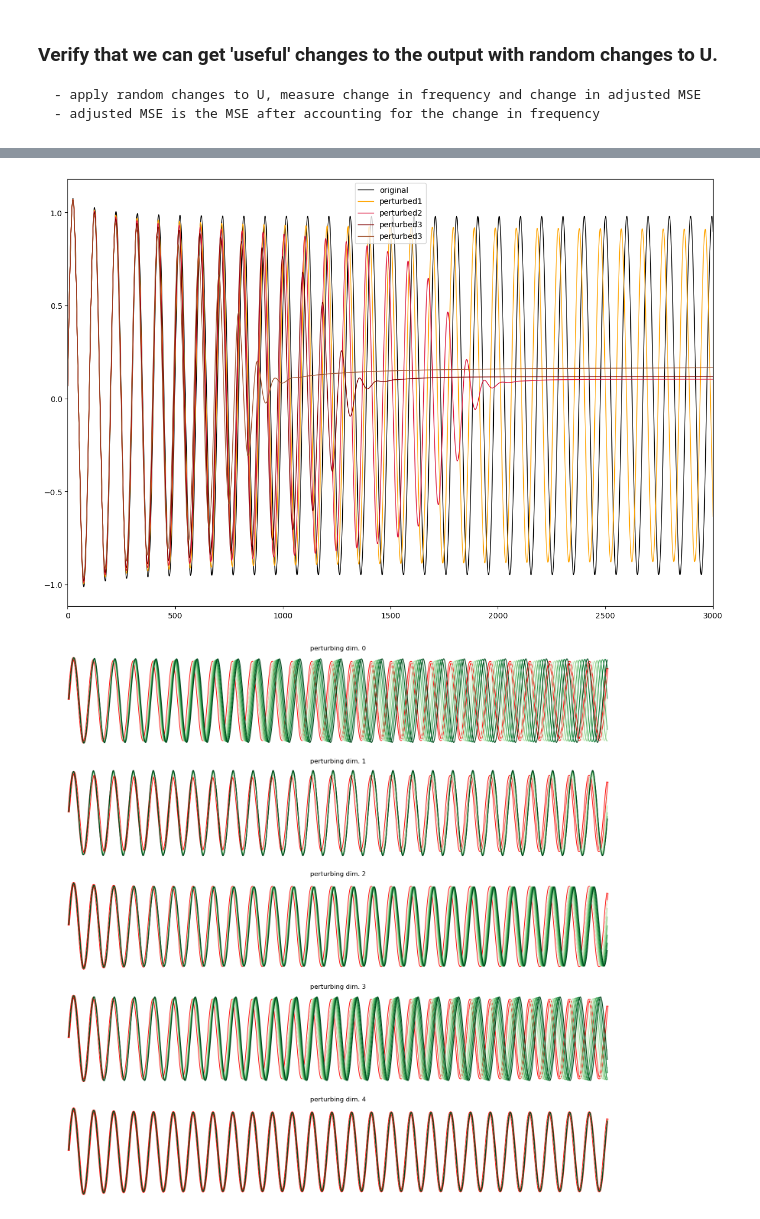
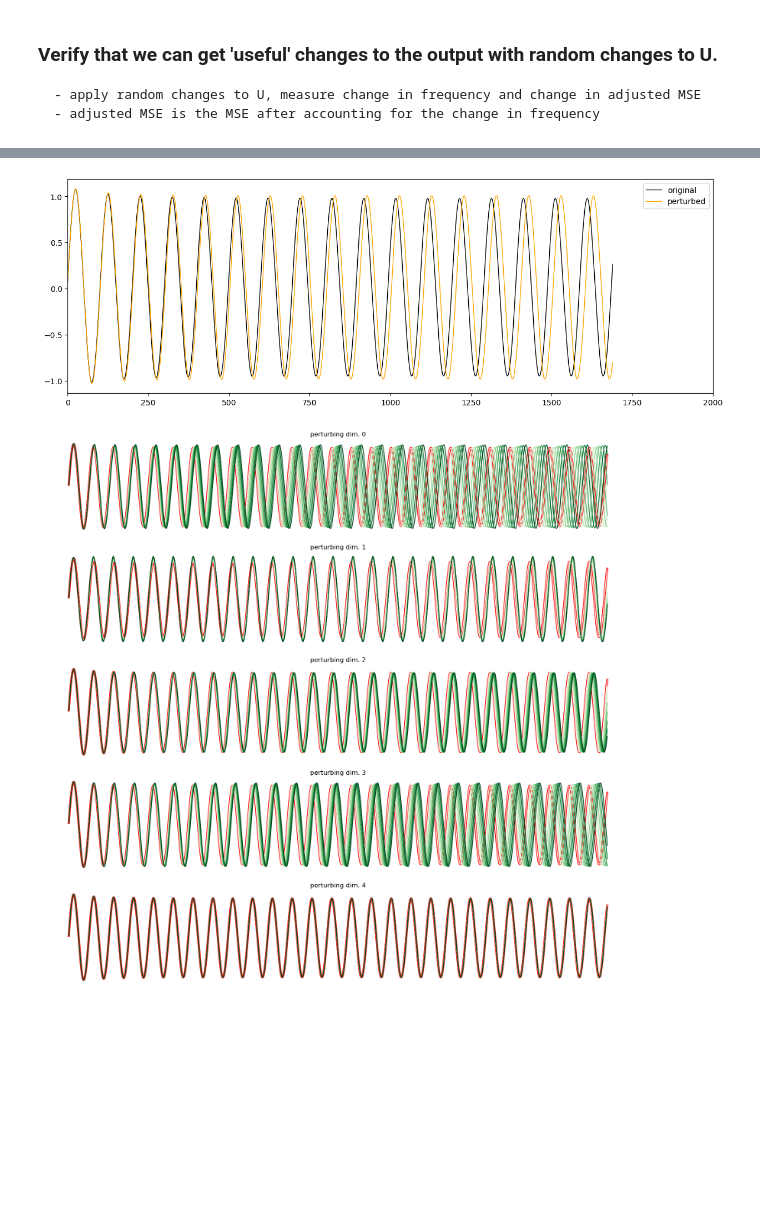
Before and after one commit to andrewZimnik/basal_ganglia, a Jupyter notebook: scripts/multiSpeedLearningModel.ipynb, the cells around one changed output, grey strips where cells are left out. Cells and saved outputs as stored; diff of their text form; code cells hidden in the pictures; blank space fills up the shorter version.

```diff
--- a/scripts/multiSpeedLearningModel.ipynb
+++ b/scripts/multiSpeedLearningModel.ipynb
@@ -685,12 +732,15 @@ def runPertExperiment(IN,numTrials=1000,pertMag = 1e-3):
     _,_,_,originalOutput = returnRates(U,IN,B,xStart=xStart,rStart=rStart,zStart=zStart)
 
     # calculate the original frequency
-    oFreq = returnPeakFreq(originalOutput[:,0],0.01)
+    oFreq = returnPeakFreq(originalOutput[:,0])
 
     # keep track of our perturbations, change in frequency, and MSE
     allPerts = np.zeros((U.shape[0],U.shape[1],numTrials)) + np.nan
     dFreq    = np.zeros(numTrials) + np.nan
     MSE      = np.zeros(numTrials) + np.nan
+
+    # calculate the norm of the original U (we want to make sure this doesn't change after the perturbation)
+    U_norm = np.linalg.norm(U,axis=1)
 
     # cycle through perturbations
     for ii in range(numTrials):
@@ -705,17 +755,21 @@ def runPertExperiment(IN,numTrials=1000,pertMag = 1e-3):
         # only perturb the first K-1 dimensions
         dU[-1,:] = 0
 
-        # save the perturbations
-        allPerts[:,:,ii] = np.copy(dU)
-
         # generate our perturbed U
         U_pert = np.copy(U) + dU
+
+        # re-normalize
+        U_pert = (U_pert.T / np.linalg.norm(U_pert,axis=1)).T
+        U_pert = U_pert * U_norm[:,np.newaxis]
+
+        # save the perturbations
+        allPerts[:,:,ii] = np.copy(U_pert)
 
         # generate a perturbed output
         _,_,_,newOutput = returnRates(U_pert,IN,B,xStart=xStart,rStart=rStart,zStart=zStart)
 
         # calculate the new frequency
-        nFreq = returnPeakFreq(newOutput[:,0],0.01)
+        nFreq = returnPeakFreq(newOutput[:,0])
 
         # save change in frequency
         dFreq[ii] = oFreq - nFreq
@@ -729,11 +783,11 @@ def runPertExperiment(IN,numTrials=1000,pertMag = 1e-3):
 # run the experiment
 
 # make a longer input
-longInput = np.ones((8000,1))
+longInput = np.ones((2000,1))
 longInput[:200,:] = 0
 
 # run experiment
-allPerts, dFreq, MSE = runPertExperiment(longInput[startIdx:,:],numTrials=500,pertMag = 5e-4)
+allPerts, dFreq, MSE = runPertExperiment(longInput[startIdx:,:],numTrials=500,pertMag = 1e-3)
 # %%
 # plot everything
 plt.plot(dFreq,MSE,'bo');
@@ -744,29 +798,24 @@ plt.ylabel('adjusted MSE');
 # %%
 # plot an example perturbation with a large effect and small change in MSE
 
 # original output
 _,_,_,originalOutput = returnRates(U,longInput[startIdx:,:],B,xStart=xStart,rStart=rStart,zStart=zStart)
 
 # choose a perturbation
-pIdx = np.nonzero((MSE < 0.1) & (dFreq<0.0))[0][1]
+pIdx = np.nonzero((MSE < 0.2) & (dFreq>0.01))[0][2]
 
 # perturbed output
-_,_,_,perturbedOutput1 = returnRates(U+(allPerts[:,:,pIdx]),longInput[startIdx:,:],B,xStart=xStart,rStart=rStart,zStart=zStart)
-_,_,_,perturbedOutput2 = returnRates(U+(allPerts[:,:,pIdx]*1.5),longInput[startIdx:,:],B,xStart=xStart,rStart=rStart,zStart=zStart)
-_,_,_,perturbedOutput3 = returnRates(U+(allPerts[:,:,pIdx]*2),longInput[startIdx:,:],B,xStart=xStart,rStart=rStart,zStart=zStart)
-_,_,_,perturbedOutput4 = returnRates(U+(allPerts[:,:,pIdx]*3),longInput[startIdx:,:],B,xStart=xStart,rStart=rStart,zStart=zStart)
+_,_,_,perturbedOutput = returnRates(allPerts[:,:,pIdx],longInput[startIdx:,:],B,xStart=xStart,rStart=rStart,zStart=zStart)
 
 # plot
-plt.figure(figsize=(15,10));
+plt.figure(figsize=(15,5));
 plt.plot(originalOutput[:,0],'k',linewidth=1,label='original')
-plt.plot(perturbedOutput1[:,0],'orange',linewidth=1,label='perturbed1');
-plt.plot(perturbedOutput2[:,0],'crimson',linewidth=1,label='perturbed2');
-plt.plot(perturbedOutput3[:,0],'maroon',linewidth=1,label='perturbed3');
-plt.plot(perturbedOutput4[:,0],'sienna',linewidth=1,label='perturbed3');
+plt.plot(perturbedOutput[:,0],'orange',linewidth=1,label='perturbed');
+
 plt.legend()
-plt.xlim([0,3000]);
+plt.xlim([0,2000]);
 # %% [output]
-[figure, old version]
+[figure, new version]
 # %%
 ##  explore the effects of perturbing one dimension of U ##
 
```
Also changed, not shown: parts of 14 cells of this notebook.
